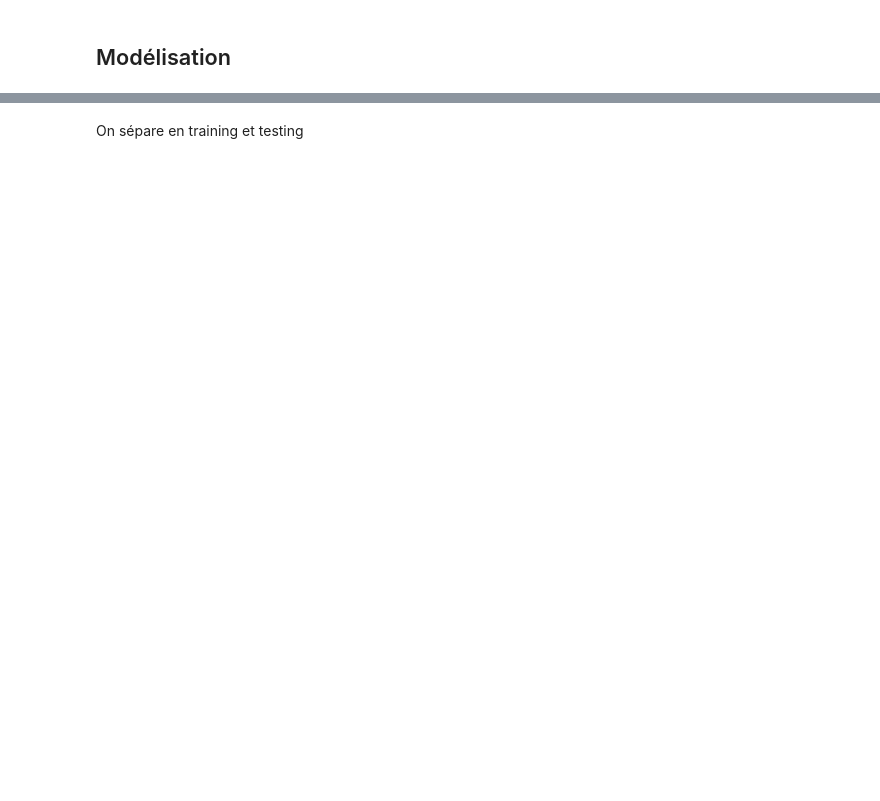
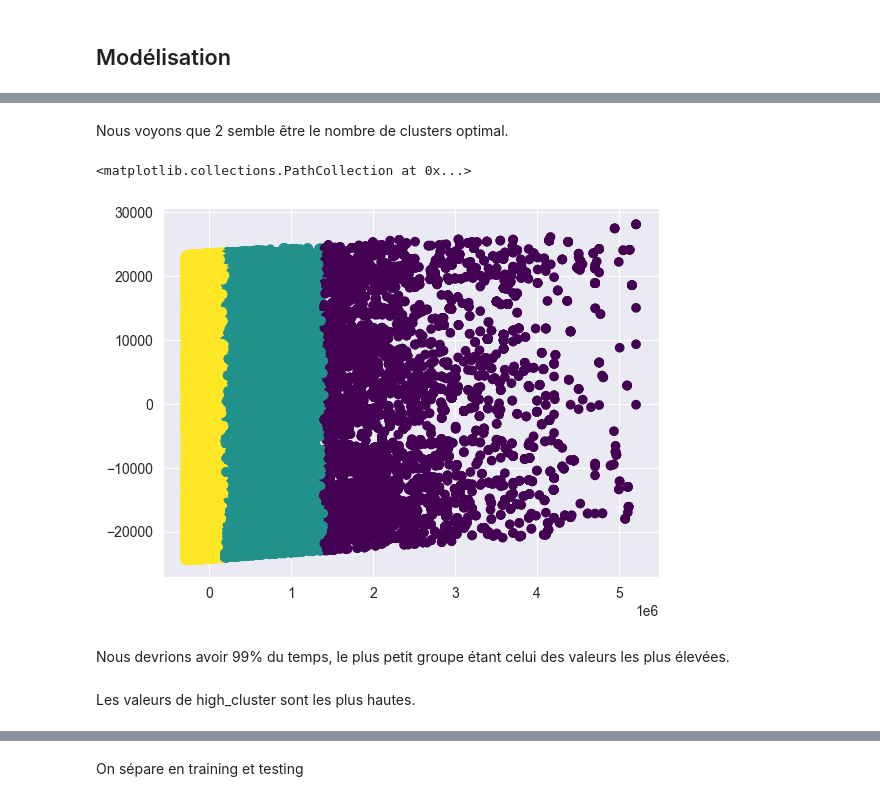
Before and after one commit to JZhg02/MasterCamp, a Jupyter notebook: nicolas copy.ipynb, the cells around one changed output, grey strips where cells are left out. Cells and saved outputs as stored; diff of their text form; code cells hidden in the pictures; blank space fills up the shorter version.

```diff
--- a/nicolas copy.ipynb
+++ b/nicolas copy.ipynb
@@ -454,0 +518,18 @@ fig.show()
+# %% [markdown]
+Nous voyons que 2 semble être le nombre de clusters optimal.
+# %%
+max_point = np.max(df_pca, axis=0)
+indices = np.random.choice(df_pca.shape[0], 2, replace=False)
+centroid_2 = df_pca[indices[0]]
+centroid_3 = df_pca[indices[1]]
+
+kmeans = KMeans(n_clusters=3, init=np.array([max_point, centroid_2, centroid_3]), n_init=1)
+
+kmeans.fit(df_pca)
+labels = kmeans.labels_
+plt.scatter(df_pca[:, 0], df_pca[:, 1], c=labels, cmap='viridis')
+# %% [output]
+<matplotlib.collections.PathCollection at 0x...>
+[figure, added]
+# %% [markdown]
+Nous devrions avoir 99% du temps, le plus petit groupe étant celui des valeurs les plus élevées.
@@ -454,0 +543,2 @@ fig.show()
+# %% [markdown]
+Les valeurs de high_cluster sont les plus hautes.
```
Also changed, not shown: parts of 60 cells of this notebook.
